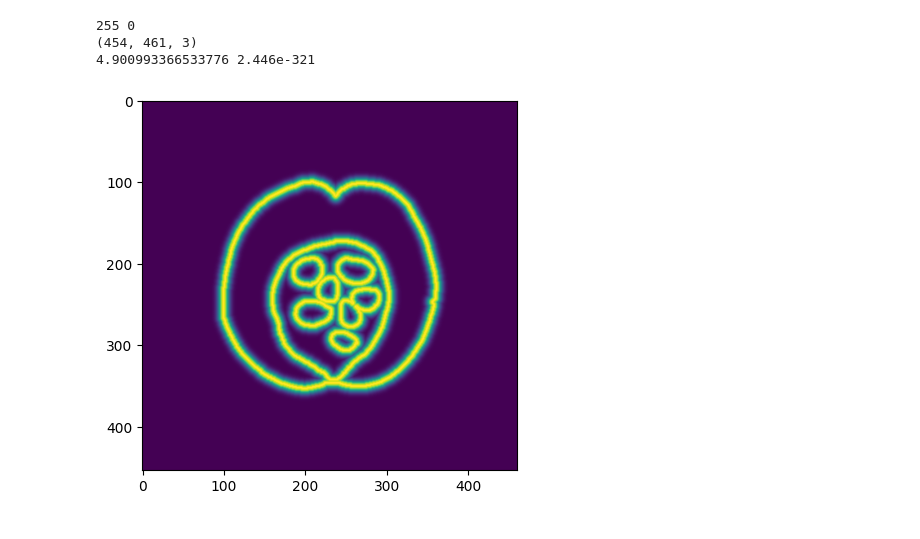
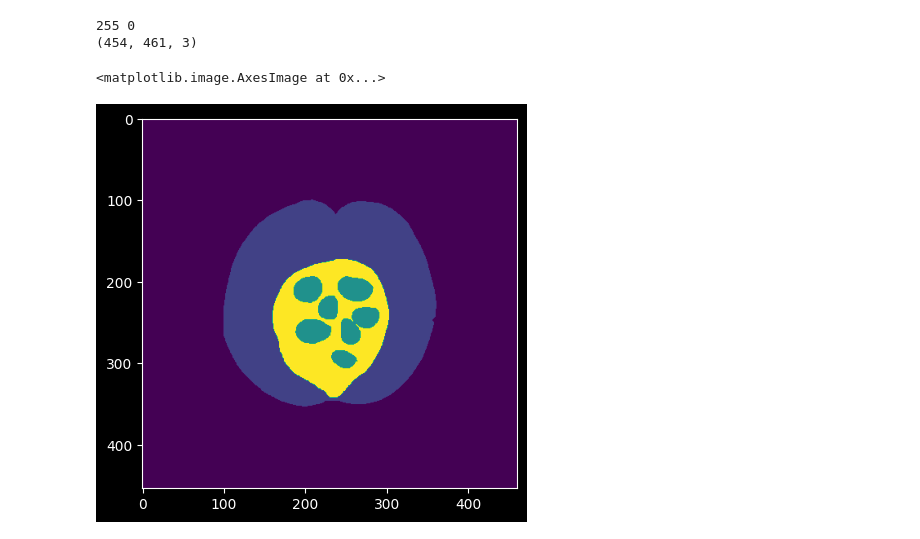
Before and after one commit to pikruse/pennycress-unet, a Jupyter notebook: notebooks/DistanceWeightTest.ipynb, the cells around one changed output. Cells and saved outputs as stored; diff of their text form; code cells hidden in the pictures.

```diff
--- a/notebooks/DistanceWeightTest.ipynb
+++ b/notebooks/DistanceWeightTest.ipynb
@@ -23,20 +23,18 @@ bwidth = 5
 # %%
 reload(DistanceMap)
 image = Image.open(image_path)
-image = np.uint8(np.array(image))
+image = np.array(image).astype('uint8')
 print(image.max(), image.min())
 
 print(image.shape)
+plt.imshow(image)
 
-wc = {'wing': 1, 'env': 1, 'seed': 1.2}
+# convert image to PIL and grayscale
+gray = cv2.cvtColor(image, cv2.COLOR_BGR2GRAY)
 
-w = DistanceMap.distance_map(image, wc, wb = 5, bwidth = 5)
-
-plt.imshow(w)
-
-print(w.max(), w.min())
+plt.imshow(gray)
 # %% [output]
 255 0
 (454, 461, 3)
-4.900993366533776 2.446e-321
+<matplotlib.image.AxesImage at 0x...>
-[figure, old version]
+[figure, new version]
```
Also changed, not shown: parts of 3 cells of this notebook, 5 other files.
